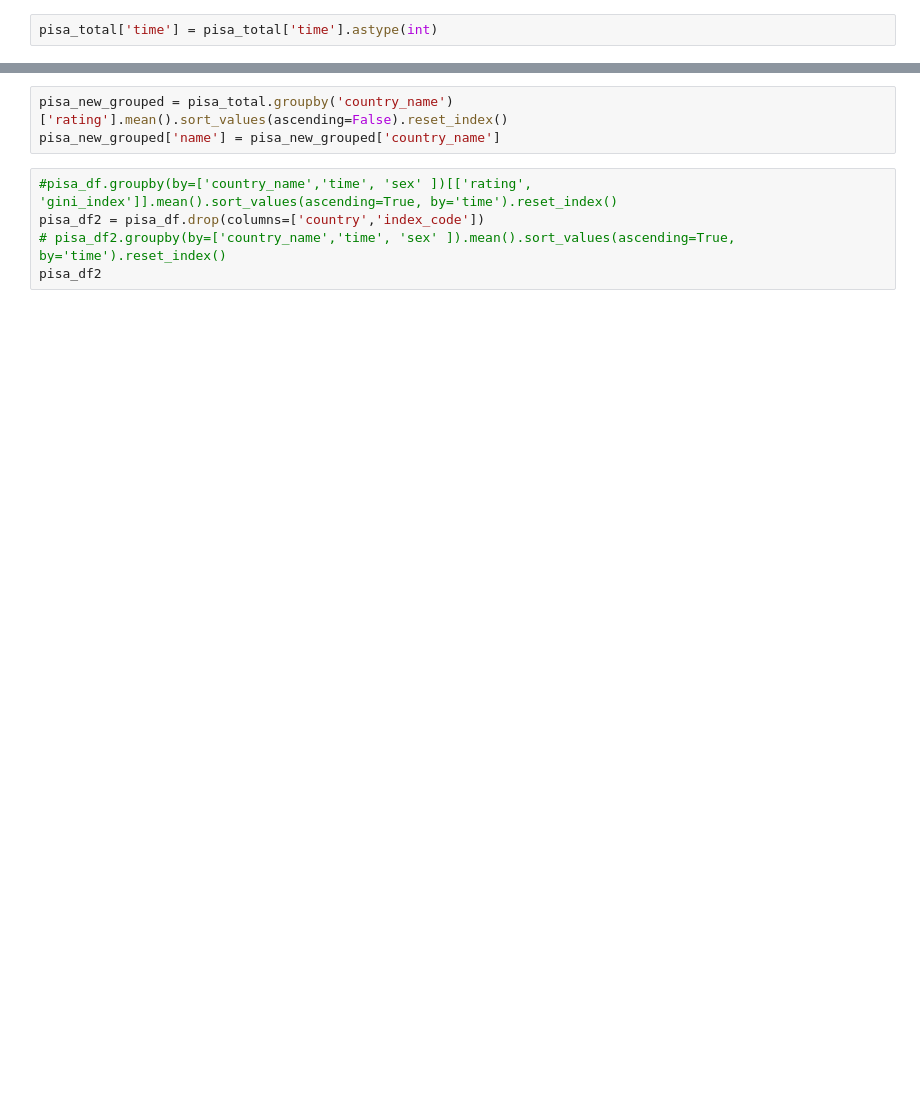
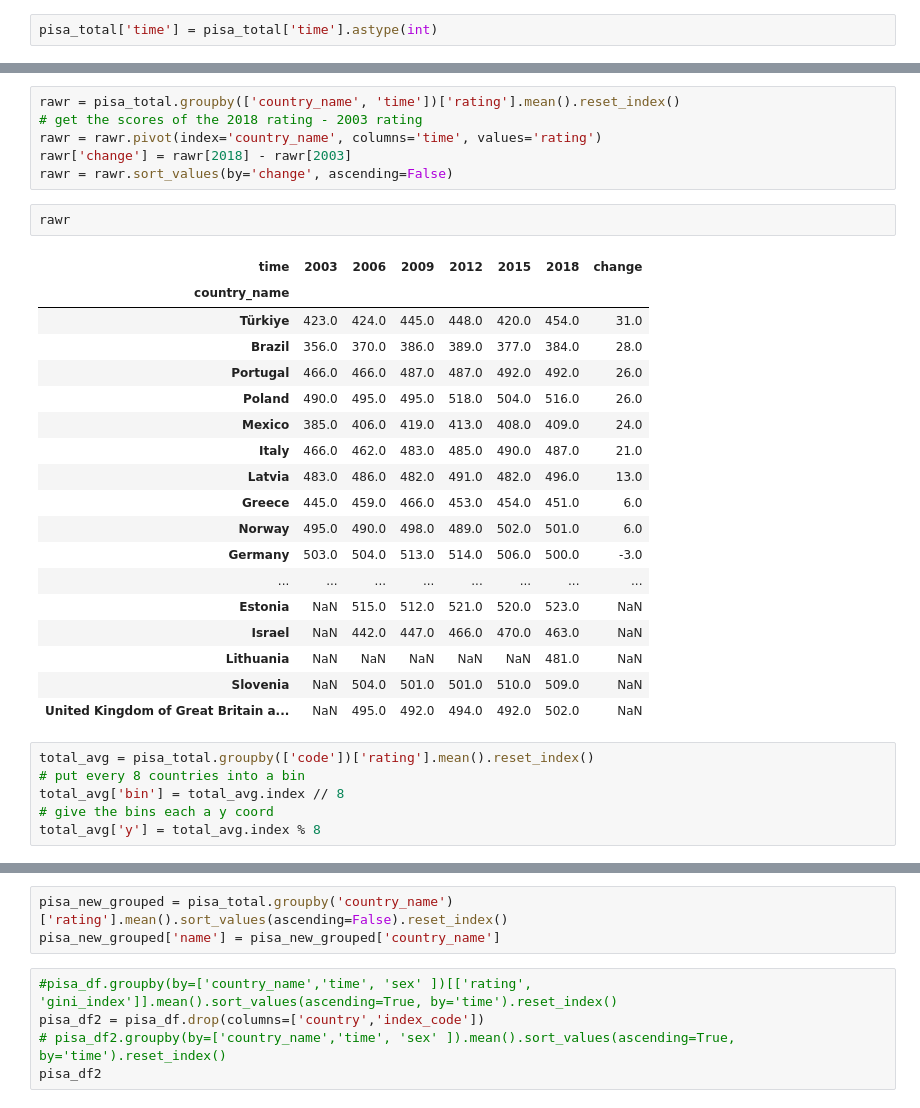
Before and after one commit to bkarduck/si649_final_proj, a Jupyter notebook: viz_code.ipynb, the cells around one changed output, grey strips where cells are left out. Cells and saved outputs as stored; diff of their text form; blank space fills up the shorter version.

```diff
--- a/viz_code.ipynb
+++ b/viz_code.ipynb
@@ -64,0 +73,33 @@ pisa_total['country'].unique().shape
+# %%
+rawr = pisa_total.groupby(['country_name', 'time'])['rating'].mean().reset_index()
+# get the scores of the 2018 rating - 2003 rating
+rawr = rawr.pivot(index='country_name', columns='time', values='rating')
+rawr['change'] = rawr[2018] - rawr[2003]
+rawr = rawr.sort_values(by='change', ascending=False)
+# %%
+rawr
+# %% [output]
+| time | 2003 | 2006 | 2009 | 2012 | 2015 | 2018 | change |
+| country_name |  |  |  |  |  |  |  |
+| Türkiye | 423.0 | 424.0 | 445.0 | 448.0 | 420.0 | 454.0 | 31.0 |
+| Brazil | 356.0 | 370.0 | 386.0 | 389.0 | 377.0 | 384.0 | 28.0 |
+| Portugal | 466.0 | 466.0 | 487.0 | 487.0 | 492.0 | 492.0 | 26.0 |
+| Poland | 490.0 | 495.0 | 495.0 | 518.0 | 504.0 | 516.0 | 26.0 |
+| Mexico | 385.0 | 406.0 | 419.0 | 413.0 | 408.0 | 409.0 | 24.0 |
+| Italy | 466.0 | 462.0 | 483.0 | 485.0 | 490.0 | 487.0 | 21.0 |
+| Latvia | 483.0 | 486.0 | 482.0 | 491.0 | 482.0 | 496.0 | 13.0 |
+| Greece | 445.0 | 459.0 | 466.0 | 453.0 | 454.0 | 451.0 | 6.0 |
+| Norway | 495.0 | 490.0 | 498.0 | 489.0 | 502.0 | 501.0 | 6.0 |
+| Germany | 503.0 | 504.0 | 513.0 | 514.0 | 506.0 | 500.0 | -3.0 |
+| ... | ... | ... | ... | ... | ... | ... | ... |
+| Estonia | NaN | 515.0 | 512.0 | 521.0 | 520.0 | 523.0 | NaN |
+| Israel | NaN | 442.0 | 447.0 | 466.0 | 470.0 | 463.0 | NaN |
+| Lithuania | NaN | NaN | NaN | NaN | NaN | 481.0 | NaN |
+| Slovenia | NaN | 504.0 | 501.0 | 501.0 | 510.0 | 509.0 | NaN |
+| United Kingdom of Great Britain a... | NaN | 495.0 | 492.0 | 494.0 | 492.0 | 502.0 | NaN |
+# %%
+total_avg = pisa_total.groupby(['code'])['rating'].mean().reset_index()
+# put every 8 countries into a bin
+total_avg['bin'] = total_avg.index // 8
+# give the bins each a y coord
+total_avg['y'] = total_avg.index % 8
```
Also changed, not shown: parts of 16 cells of this notebook, 1 other file.
